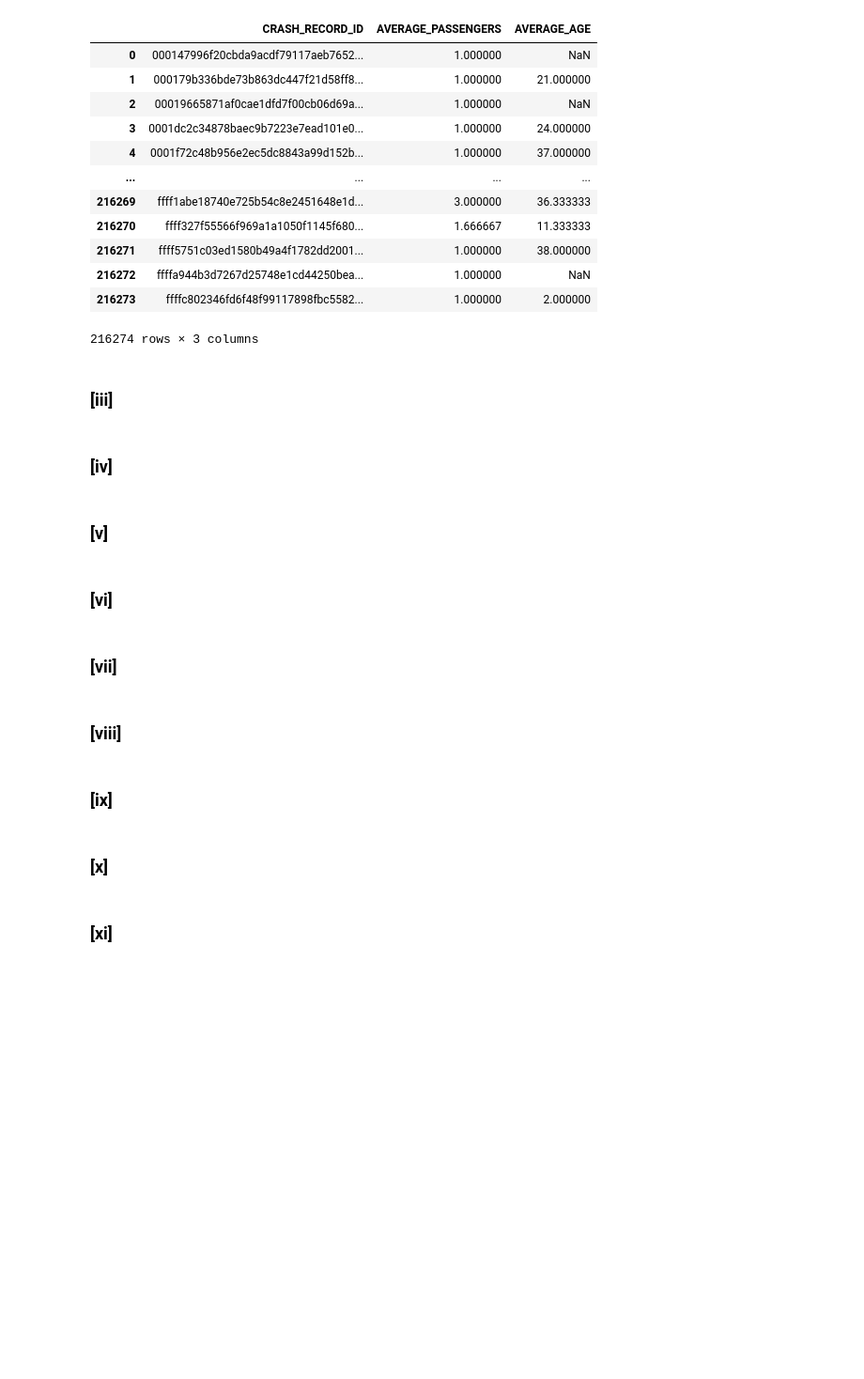
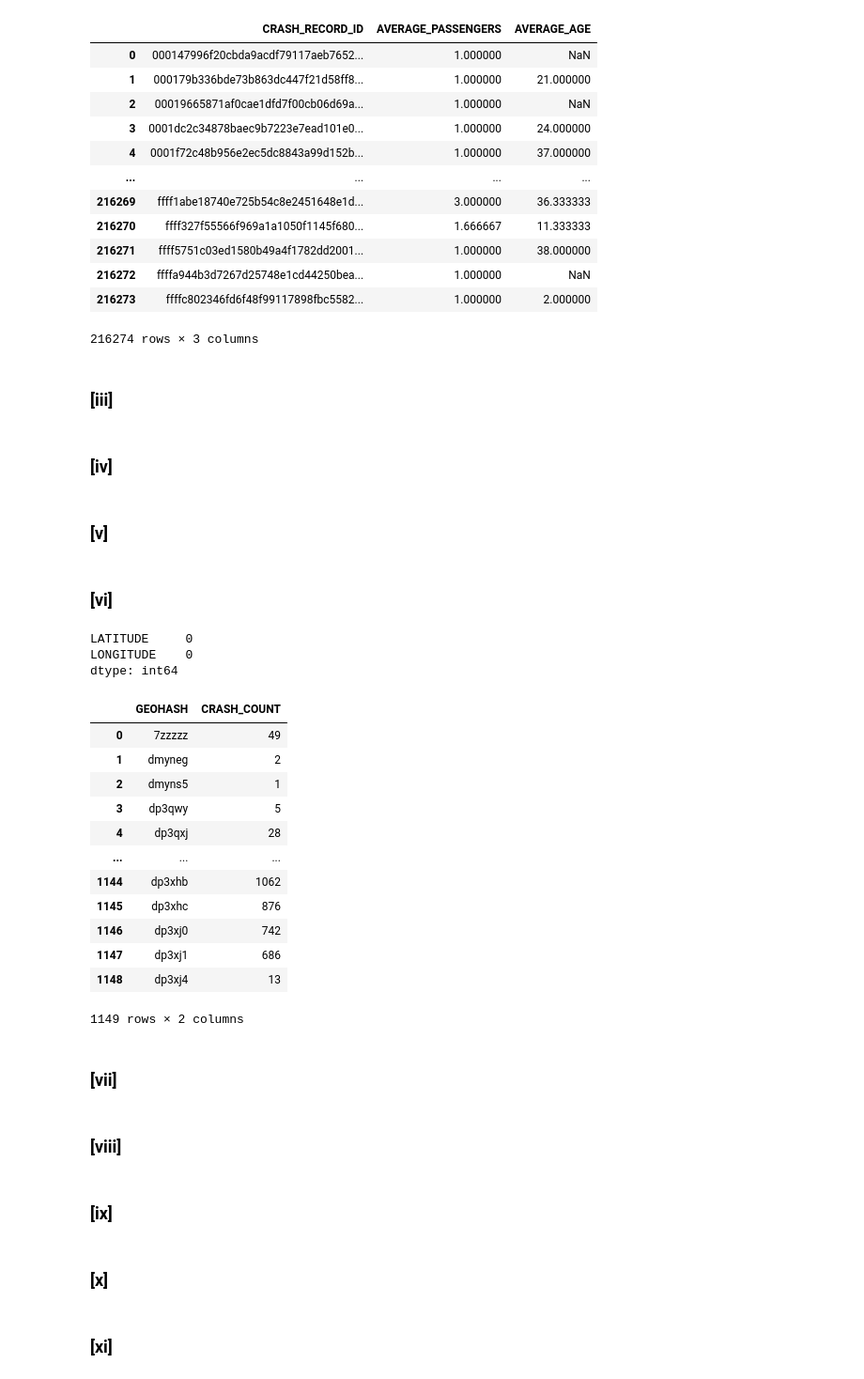
Before and after one commit to abdhashas/Data_mining_project, a Jupyter notebook: DM_HOMEWORK_1_BY_[عبدالرؤوف حسحس _طوني بطرس _عبد الله الزبداني].ipynb, the cells around one changed output. Shown: that part at 94% size. Drawn from its saved outputs; the diff is of its cells as text; code cells hidden in the pictures; blank space fills up the shorter version.

```diff
--- a/DM_HOMEWORK_1_BY_[عبدالرؤوف حسحس _طوني بطرس _عبد الله الزبداني].ipynb
+++ b/DM_HOMEWORK_1_BY_[عبدالرؤوف حسحس _طوني بطرس _عبد الله الزبداني].ipynb
@@ -1128,6 +1128,55 @@ no_veh
 ### [v]
 # %% [markdown]
 ### [vi]
+# %%
+from sklearn.impute import KNNImputer
+
+columns_for_imputation = ['LATITUDE', 'LONGITUDE', 'CRASH_HOUR', 'CRASH_DAY_OF_WEEK', 'POSTED_SPEED_LIMIT']
+
+df_impute = traffic_crashes[columns_for_imputation]
+
+imputer = KNNImputer(n_neighbors=5)
+
+df_imputed = pd.DataFrame(imputer.fit_transform(df_impute), columns=columns_for_imputation)
+
+traffic_crashes['LATITUDE'] = df_imputed['LATITUDE']
+traffic_crashes['LONGITUDE'] = df_imputed['LONGITUDE']
+
+print(traffic_crashes[['LATITUDE', 'LONGITUDE']].isnull().sum())
+# %% [output]
+LATITUDE     0
+LONGITUDE    0
+dtype: int64
+# %%
+import geohash2
+
+"""
+يعتمد عدد البتات المستخدمة في عملية التهشير على مستوى الدقة المطلوب. كلما زاد عدد البتات
+، كانت المساحة الجغرافية الممثلة أصغر وأكثر دقة. عادةً
+، يتم استخدام مستوى دقة يتراوح بين 5 و12 حرفاً (حيث يمثل كل حرف حوالي 5 بتات).
+"""
+
+precision = 6
+
+traffic_crashes['GEOHASH'] = traffic_crashes.apply(lambda row: geohash2.encode(row['LATITUDE'], row['LONGITUDE'], precision=precision), axis=1)
+
+grouped = traffic_crashes.groupby('GEOHASH').size().reset_index(name='CRASH_COUNT')
+
+grouped
+# %% [output]
+|  | GEOHASH | CRASH_COUNT |
+| 0 | 7zzzzz | 49 |
+| 1 | dmyneg | 2 |
+| 2 | dmyns5 | 1 |
+| 3 | dp3qwy | 5 |
+| 4 | dp3qxj | 28 |
+| ... | ... | ... |
+| 1144 | dp3xhb | 1062 |
+| 1145 | dp3xhc | 876 |
+| 1146 | dp3xj0 | 742 |
+| 1147 | dp3xj1 | 686 |
+| 1148 | dp3xj4 | 13 |
+1149 rows × 2 columns
 # %% [markdown]
 ### [vii]
 # %% [markdown]
```
